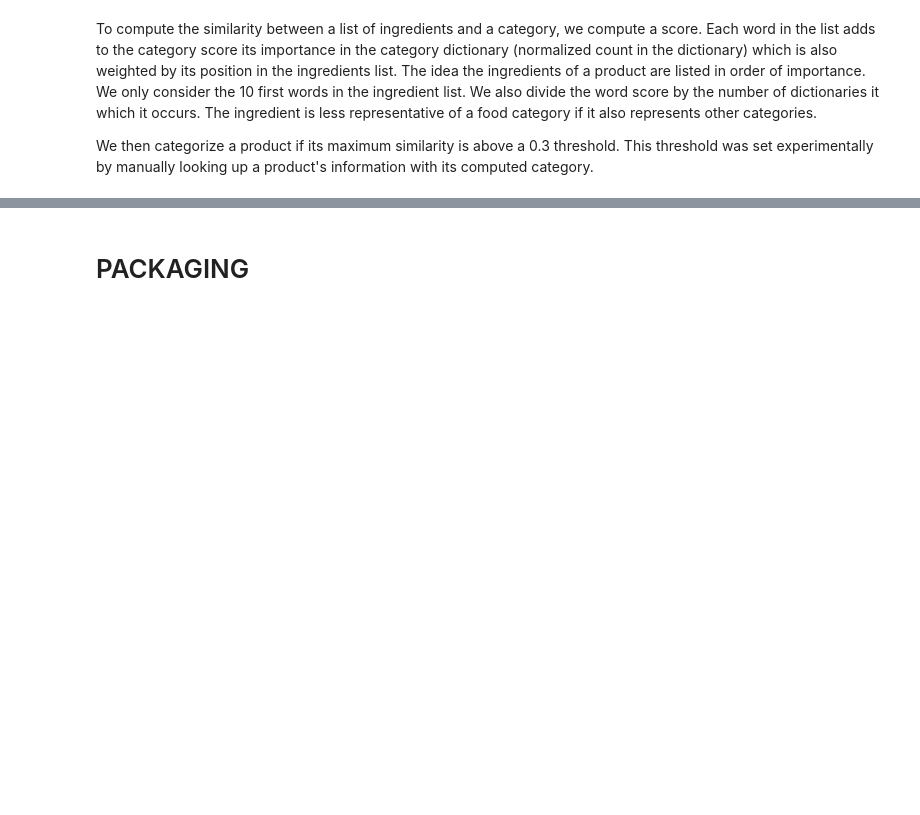
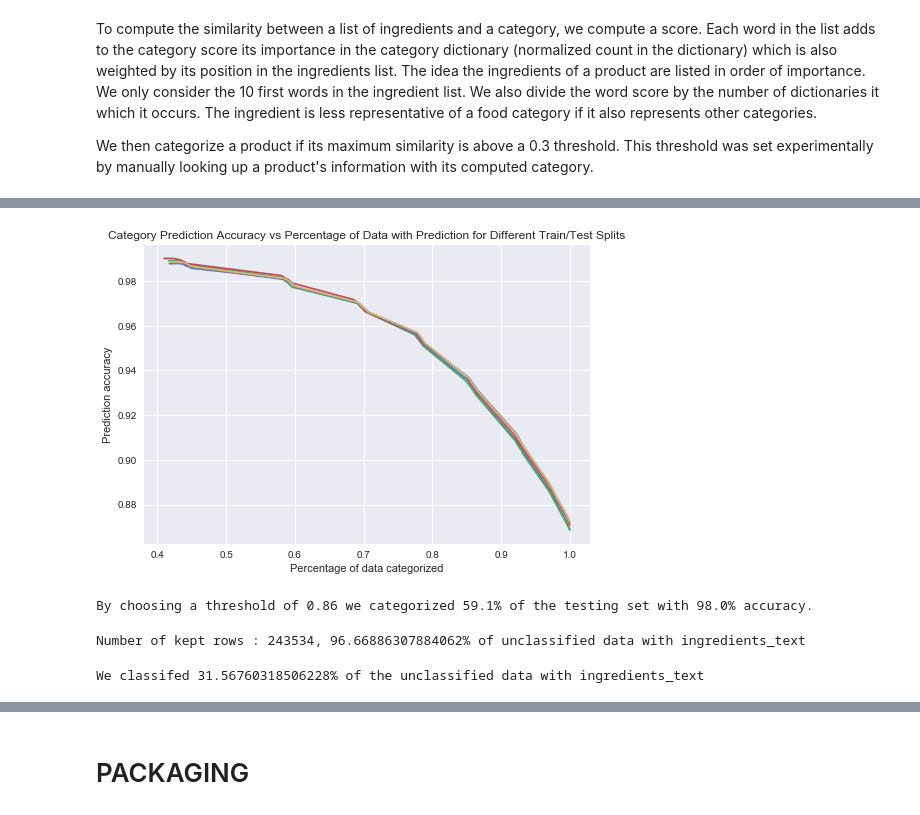
Before and after one commit to romi514/ProjectADA, a Jupyter notebook: exploration/columns_exploration.ipynb, the cells around one changed output, grey strips where cells are left out. Drawn from its saved outputs; the diff is of its cells as text; code cells hidden in the pictures; blank space fills up the shorter version.

```diff
--- a/exploration/columns_exploration.ipynb
+++ b/exploration/columns_exploration.ipynb
@@ -380,0 +426,64 @@ The new number of categorized products represents 57% of the data kept.
+# %%
+thresholds = np.arange(0,1.01,0.01)
+
+for i in range(5):
+    X_train, X_test, y_train, y_test = train_test_split(training_X, training_Y, test_size=0.33, random_state=i)
+
+    clf = RandomForestClassifier(random_state=0,n_estimators=10,criterion="entropy")
+    clf.fit(X_train,y_train)
+
+    y_preds = clf.predict(X_test)
+    y_probs = clf.predict_proba(X_test)
+    y_probs_max = np.max(y_probs,axis=1)
+
+    n = len(y_test)
+
+    accuracies = []
+    percKept = []
+
+    for t in thresholds:
+        y_test_kept = np.take(y_test,np.where(y_probs_max>=t)[0])
+        y_preds_kept = np.take(y_preds,np.where(y_probs_max>=t)[0])
+
+        percKept.append(len(y_test_kept)/n)
+        accuracies.append(accuracy_score(y_test_kept,y_preds_kept))
+
+    plt.plot(percKept,accuracies)
+
+plt.title("Category Prediction Accuracy vs Percentage of Data with Prediction for Different Train/Test Splits")
+plt.xlabel("Percentage of data categorized")
+plt.ylabel("Prediction accuracy")
+plt.show()
+# %% [output]
+[figure, added]
+# %%
+wantedAccuracy = 0.98
+bestThreshold = thresholds[np.where(np.asarray(accuracies)>wantedAccuracy)[0][0]]
+expectedCatPercentage = percKept[np.where(np.asarray(accuracies)>wantedAccuracy)[0][0]]
+
+print("By choosing a threshold of {0:.2f} we categorized {1:.1f}% of the testing set with {2:}% accuracy." \
+      .format(bestThreshold,expectedCatPercentage*100,wantedAccuracy*100))
+
+clf = RandomForestClassifier(random_state=0,n_estimators=10,criterion="entropy")
+clf.fit(training_X,training_Y);
+# %% [output]
+By choosing a threshold of 0.86 we categorized 59.1% of the testing set with 98.0% accuracy.
+# %%
+unclassifiedWithIngred = unclassified_data.loc[~unclassified_data.ingredients_text.isnull(),'ingredients_text'].apply(lambda x : embedding_vector(x,ingredientDictList))
+unclassifiedWithIngred = np.stack(unclassifiedWithIngred.values)
+
+nonZeroRowsIndexes = np.where(unclassifiedWithIngred.any(axis=1))[0]
+print("Number of kept rows : {}, {}% of unclassified data with ingredients_text".format(len(nonZeroRowsIndexes),100*len(nonZeroRowsIndexes)/unclassifiedWithIngred.shape[0]))
+# %% [output]
+Number of kept rows : 243534, 96.66886307884062% of unclassified data with ingredients_text
+# %%
+dataToPredict = np.take(unclassifiedWithIngred,nonZeroRowsIndexes,axis=0)
+preds = clf.predict(dataToPredict)
+probs = clf.predict_proba(dataToPredict)
+probs_max = np.max(probs,axis=1)
+
+y_preds_kept = np.take(preds,np.where(probs_max>=bestThreshold)[0])
+
+print("We classifed {}% of the unclassified data with ingredients_text".format(100*len(y_preds_kept)/unclassifiedWithIngred.shape[0]))
+# %% [output]
+We classifed 31.56760318506228% of the unclassified data with ingredients_text
```
Also changed, not shown: parts of 34 cells of this notebook.
